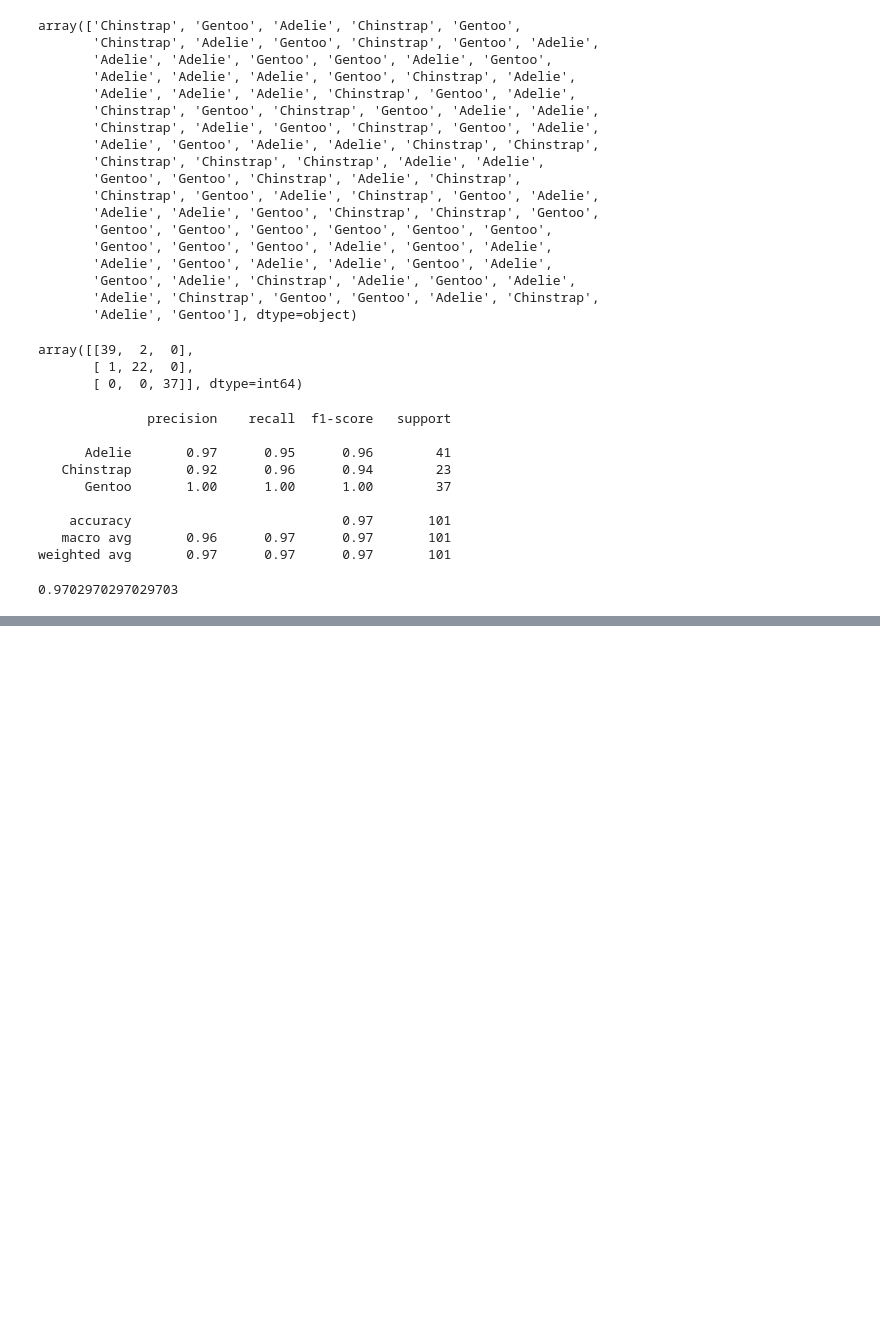
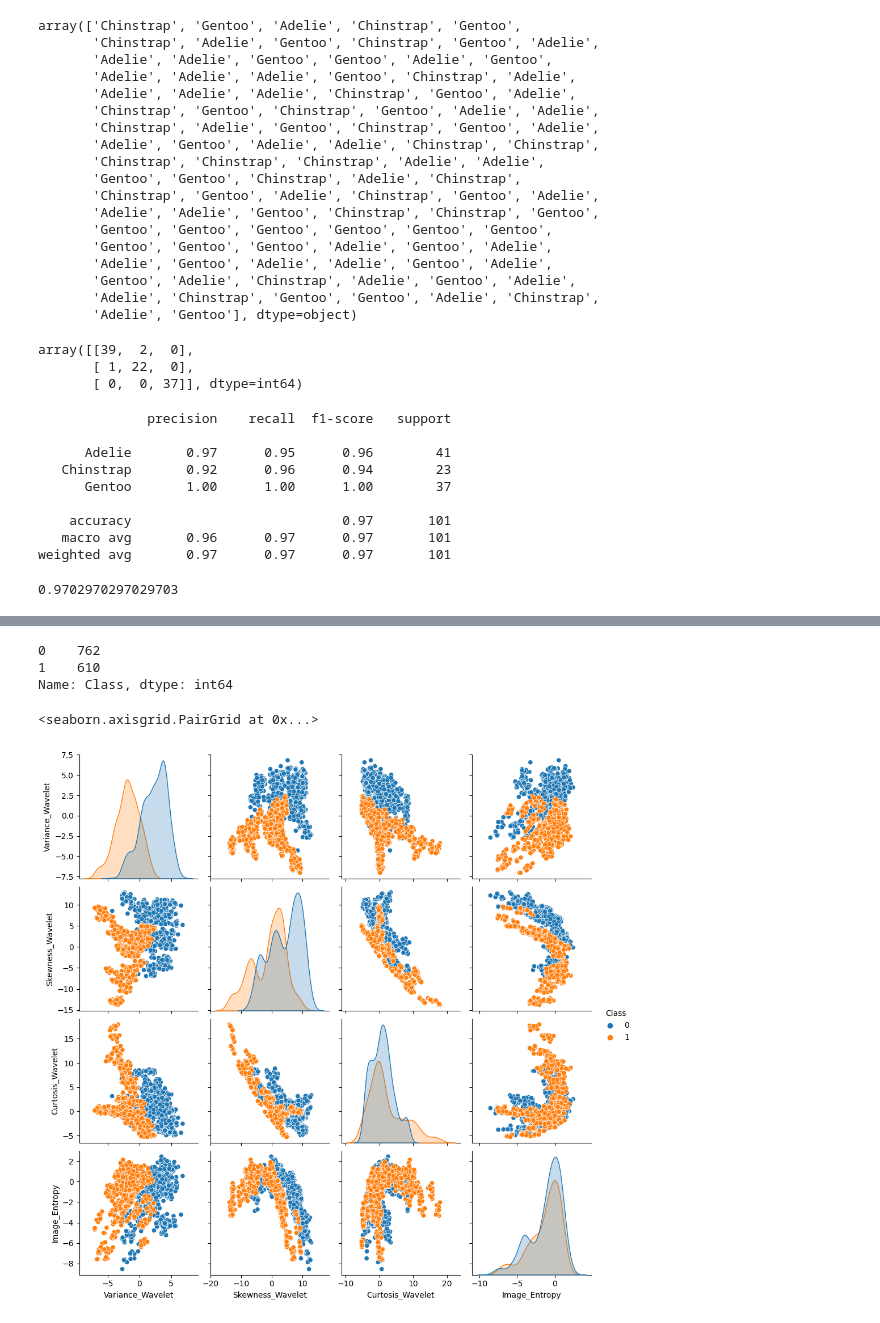
Before and after one commit to TabotCharlesBessong/all-python, a Jupyter notebook: scikitLearn/tree/random_forest_intro.ipynb, the cells around one changed output, grey strips where cells are left out. Cells and saved outputs as stored; diff of their text form; code cells hidden in the pictures; blank space fills up the shorter version.

```diff
--- a/scikitLearn/tree/random_forest_intro.ipynb
+++ b/scikitLearn/tree/random_forest_intro.ipynb
@@ -87,3 +87,6 @@ weighted avg       0.97      0.97      0.97       101
 accuracy_score(y_test,pred)
 # %% [output]
 0.9702970297029703
+# %%
+bank = pd.read_csv('../../DATA/data_banknote_authentication.csv')
+bank.head()
@@ -89,0 +100,11 @@ accuracy_score(y_test,pred)
+# %%
+bank['Class'].value_counts()
+# %% [output]
+0    762
+1    610
+Name: Class, dtype: int64
+# %%
+sns.pairplot(bank,hue='Class')
+# %% [output]
+<seaborn.axisgrid.PairGrid at 0x...>
+[figure, added]
```
Also changed, not shown: parts of 11 cells of this notebook, 3 other files.
